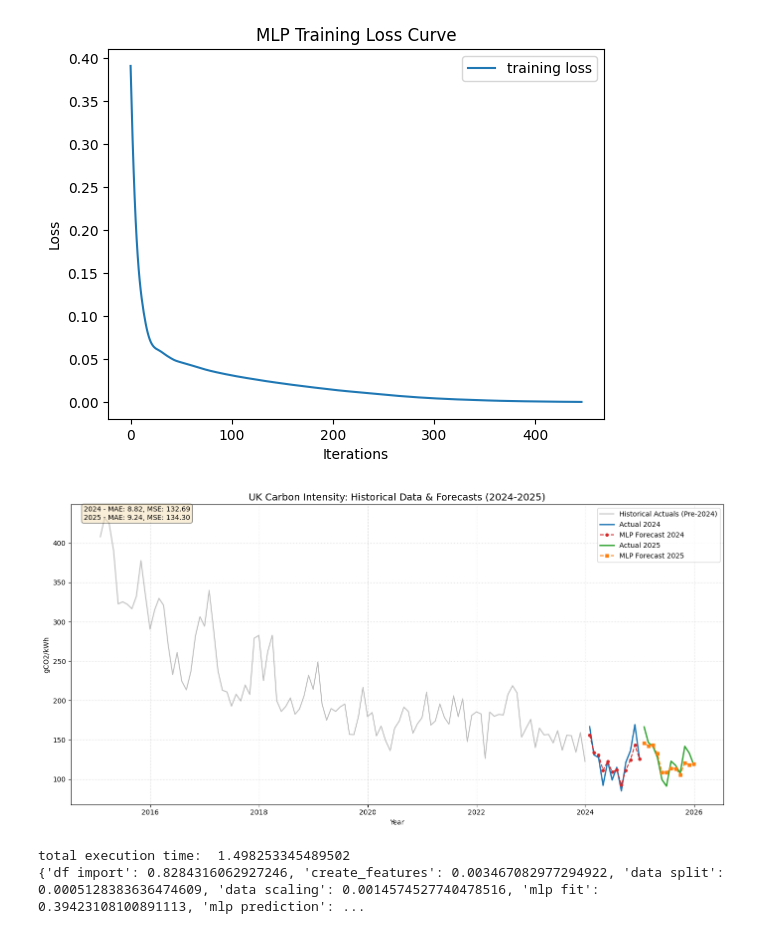
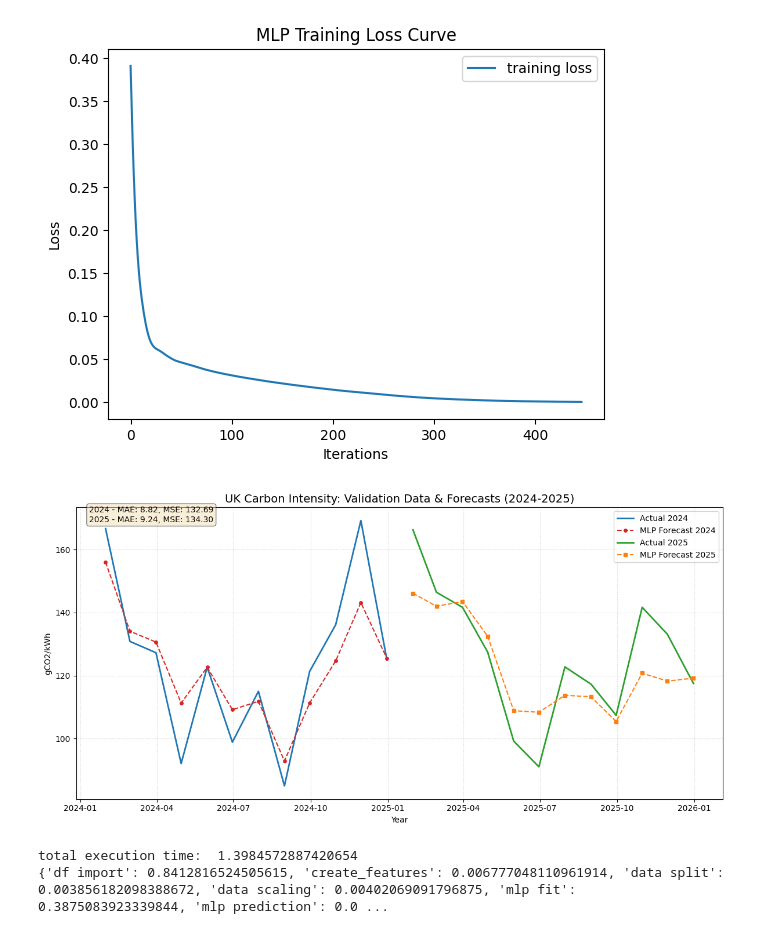
Before and after one commit to CalvoSeko/sustainable-computing-coursework-tianwei, a Jupyter notebook: code/optimization/subset_monthly_MLP_forecasting.ipynb, the cells around one changed output. Drawn from its saved outputs; the diff is of its cells as text; code cells hidden in the pictures.

```diff
--- a/code/optimization/subset_monthly_MLP_forecasting.ipynb
+++ b/code/optimization/subset_monthly_MLP_forecasting.ipynb
@@ -126,45 +126,42 @@ power_stats["mlp prediction"] = pmon.stats()
 # %%
 with PowerMonitor(filename = "subset_monthly_MLP_forecasting.csv") as pmon:
     start_time = time.time()
-    plt.figure(figsize=(14, 7))
-
-    plt.plot(train['DATETIME'], train['CARBON_INTENSITY'],
-            color='gray', alpha=0.5, label='Historical Actuals (Pre-2024)')
+    plt.figure(figsize=(12, 6))
 
     plt.plot(val['DATETIME'], val['CARBON_INTENSITY'],
             color='tab:blue', linewidth=2, label='Actual 2024')
 
     plt.plot(val['DATETIME'], y_pred_val,
             color='tab:red', linestyle='--', marker='o', markersize=4, label='MLP Forecast 2024')
 
     plt.plot(test['DATETIME'], test['CARBON_INTENSITY'],
             color='tab:green', linewidth=2, label='Actual 2025')
 
     plt.plot(test['DATETIME'], y_pred_test,
             color='tab:orange', linestyle='--', marker='s', markersize=4, label='MLP Forecast 2025')
 
-    plt.title('UK Carbon Intensity: Historical Data & Forecasts (2024-2025)', fontsize=14)
+    plt.title('UK Carbon Intensity: Validation Data & Forecasts (2024-2025)', fontsize=14)
     plt.xlabel('Year')
     plt.ylabel('gCO2/kWh')
     plt.legend(loc='upper right')
     plt.grid(True, linestyle=':', alpha=0.6)
 
     # Add metrics text box
     metrics_text = f"2024 - MAE: {val_mae:.2f}, MSE: {val_mse:.2f}\n2025 - MAE: {test_mae:.2f}, MSE: {test_mse:.2f}"
     plt.text(0.02, 0.95, metrics_text,
             fontsize=10, color='black', transform=plt.gca().transAxes,
             bbox=dict(boxstyle='round', facecolor='wheat', alpha=0.5))
 
     plt.tight_layout()
     plt.show()
     execution_times["plot"] = time.time() - start_time
     print("total execution time: ", sum(execution_times.values()))
     print(execution_times)
 power_stats["plot"] = pmon.stats()
 # %% [output]
-[figure, old version]
+[figure, new version]
-total execution time:  1.498253345489502
-{'df import': 0.8284316062927246, 'create_features': 0.003467082977294922, 'data split': 0.0005128383636474609, 'data scaling': 0.0014574527740478516, 'mlp fit': 0.39423108100891113, 'mlp prediction': ...
+total execution time:  1.3984572887420654
+{'df import': 0.8412816524505615, 'create_features': 0.006777048110961914, 'data split': 0.003856182098388672, 'data scaling': 0.00402069091796875, 'mlp fit': 0.3875083923339844, 'mlp prediction': 0.0 ...
 # %%
 # Print power usage summary
 print("\nPOWER USAGE SUMMARY")
```
Also changed, not shown: parts of 1 cell of this notebook, 3 other files.
